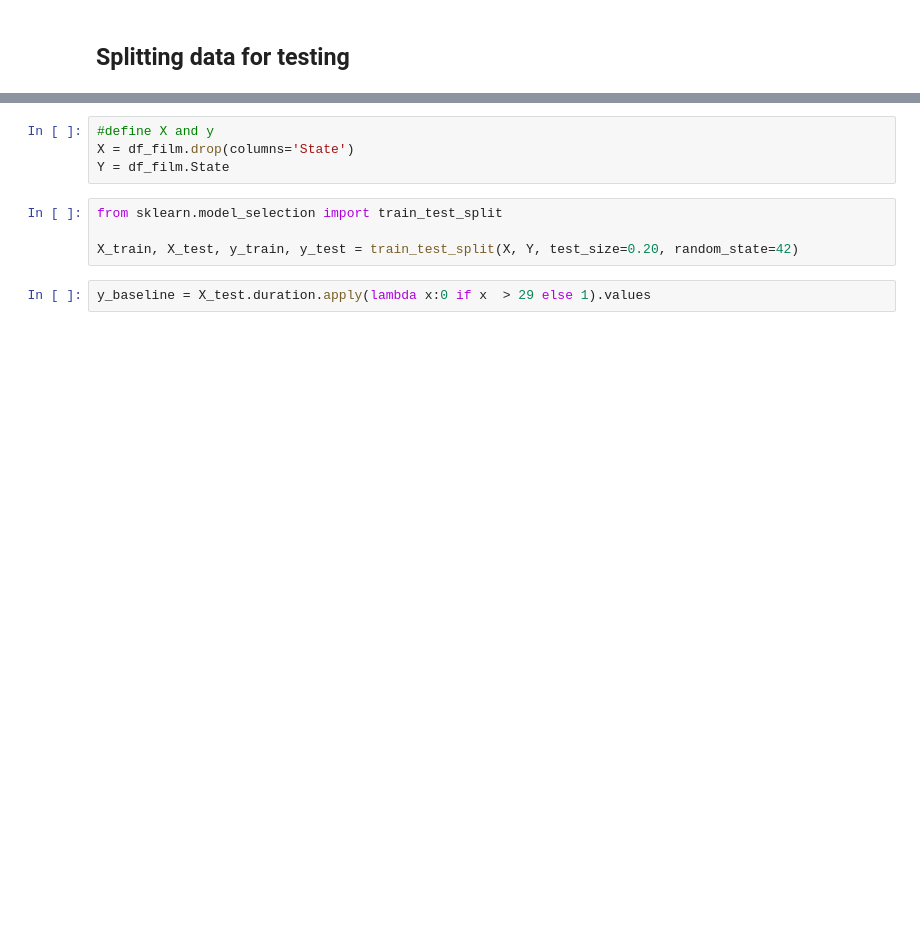
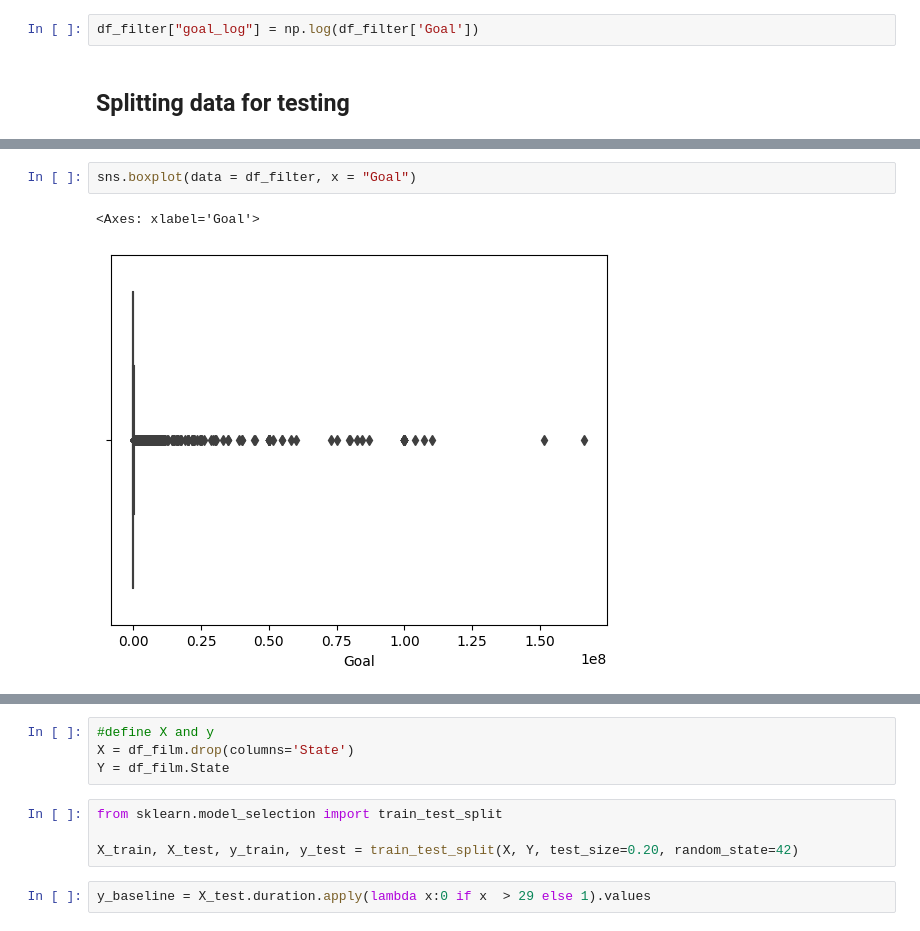
Before and after one commit to JainNupur20/kickstarter-project, a Jupyter notebook: project.ipynb, the cells around one changed output, grey strips where cells are left out. Drawn from its saved outputs; the diff is of its cells as text; blank space fills up the shorter version.

```diff
--- a/project.ipynb
+++ b/project.ipynb
@@ -383,2 +416,4 @@ Set Cutoff for baseline model to 29 for all three models
+# %%
+df_filter["goal_log"] = np.log(df_filter['Goal'])
 # %% [markdown]
 ## Splitting data for testing
@@ -384,0 +481,5 @@ Set Cutoff for baseline model to 29 for all three models
+# %%
+sns.boxplot(data = df_filter, x = "Goal")
+# %% [output]
+<Axes: xlabel='Goal'>
+[figure, added]
```
Also changed, not shown: parts of 36 cells of this notebook.
